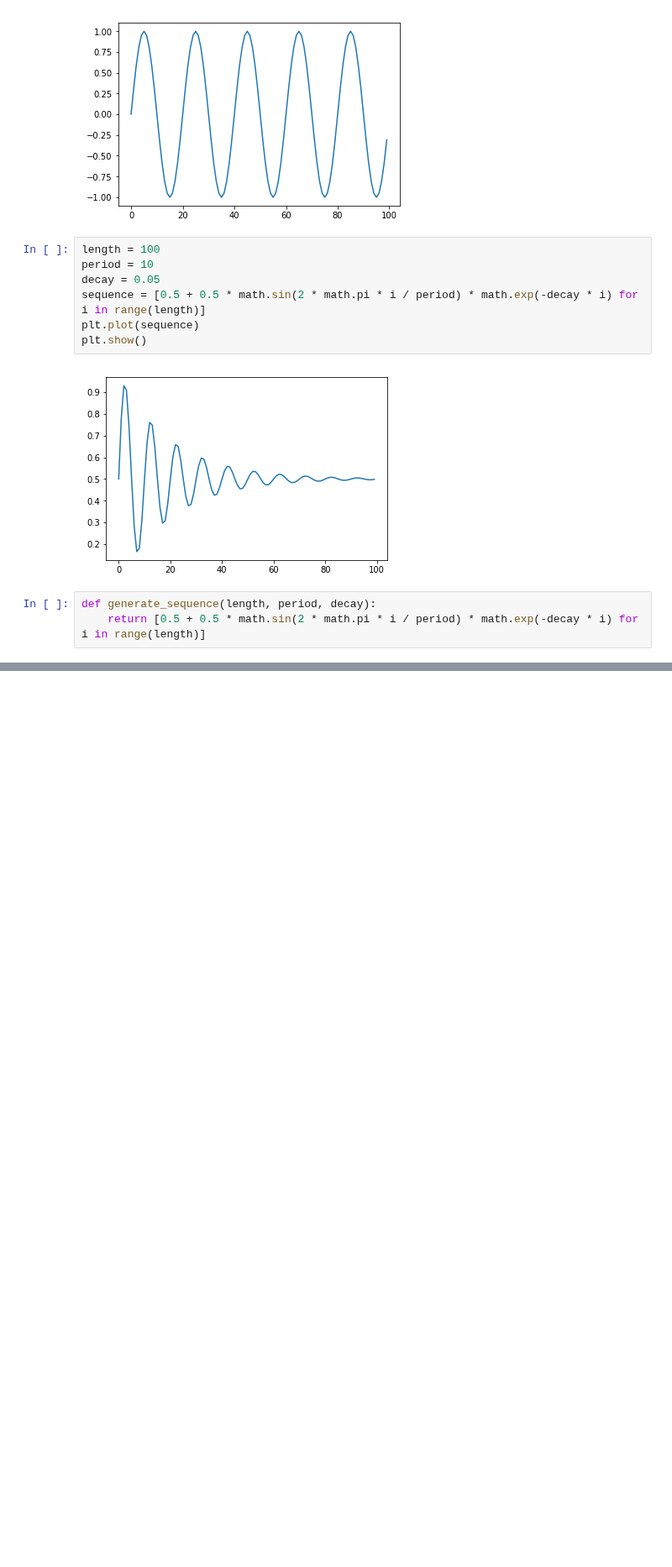
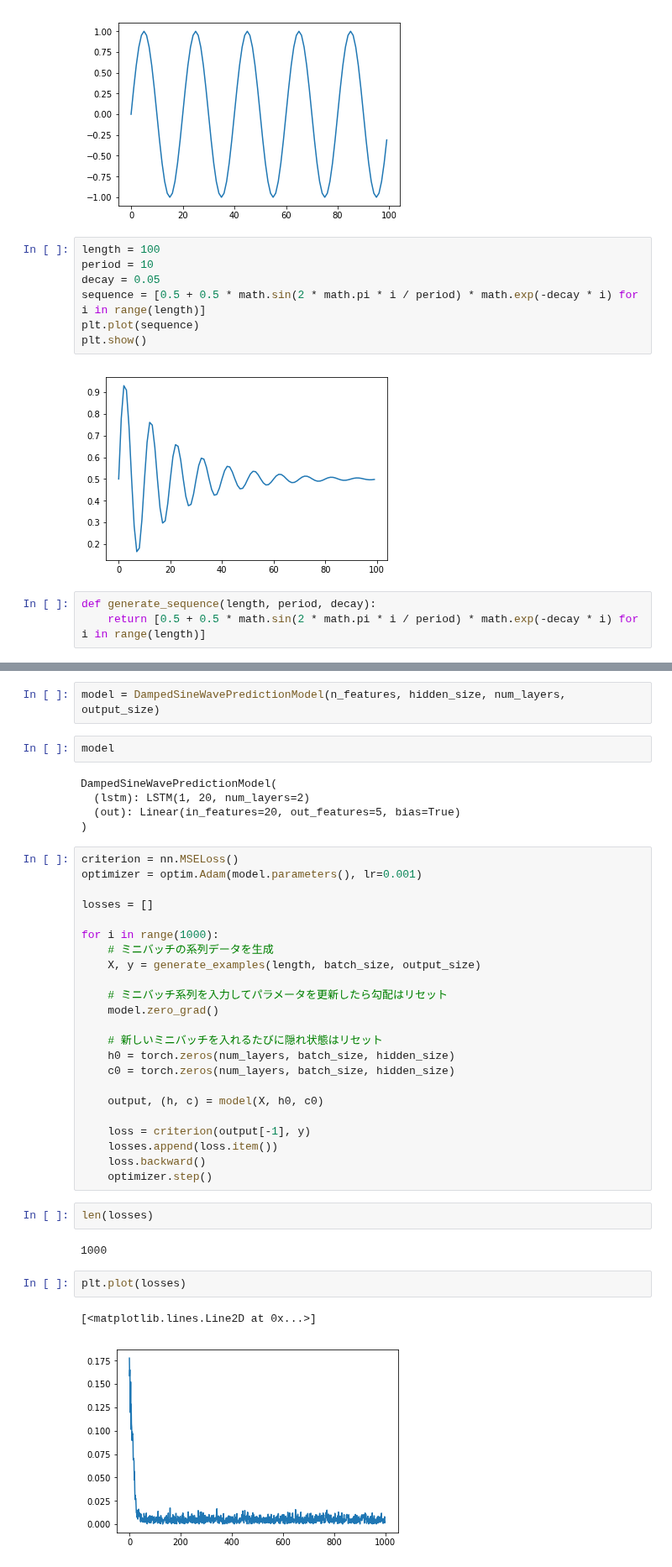
Before and after one commit to aidiary/pytorch-examples, a Jupyter notebook: 180820-damped-sine-wave-prediction.ipynb, the cells around one changed output, grey strips where cells are left out. Shown at 84% size. Cells and saved outputs as stored; diff of their text form; blank space fills up the shorter version.

```diff
--- a/180820-damped-sine-wave-prediction.ipynb
+++ b/180820-damped-sine-wave-prediction.ipynb
@@ -131,0 +244,41 @@ plt.show()
+# %%
+model = DampedSineWavePredictionModel(n_features, hidden_size, num_layers, output_size)
+# %%
+model
+# %% [output]
+DampedSineWavePredictionModel(
+  (lstm): LSTM(1, 20, num_layers=2)
+  (out): Linear(in_features=20, out_features=5, bias=True)
+)
+# %%
+criterion = nn.MSELoss()
+optimizer = optim.Adam(model.parameters(), lr=0.001)
+
+losses = []
+
+for i in range(1000):
+    # ミニバッチの系列データを生成
+    X, y = generate_examples(length, batch_size, output_size)
+
+    # ミニバッチ系列を入力してパラメータを更新したら勾配はリセット
+    model.zero_grad()
+
+    # 新しいミニバッチを入れるたびに隠れ状態はリセット
+    h0 = torch.zeros(num_layers, batch_size, hidden_size)
+    c0 = torch.zeros(num_layers, batch_size, hidden_size)
+
+    output, (h, c) = model(X, h0, c0)
+
+    loss = criterion(output[-1], y)
+    losses.append(loss.item())
+    loss.backward()
+    optimizer.step()
+# %%
+len(losses)
+# %% [output]
+1000
+# %%
+plt.plot(losses)
+# %% [output]
+[<matplotlib.lines.Line2D at 0x...>]
+[figure, added]
```
Also changed, not shown: parts of 35 cells of this notebook.
